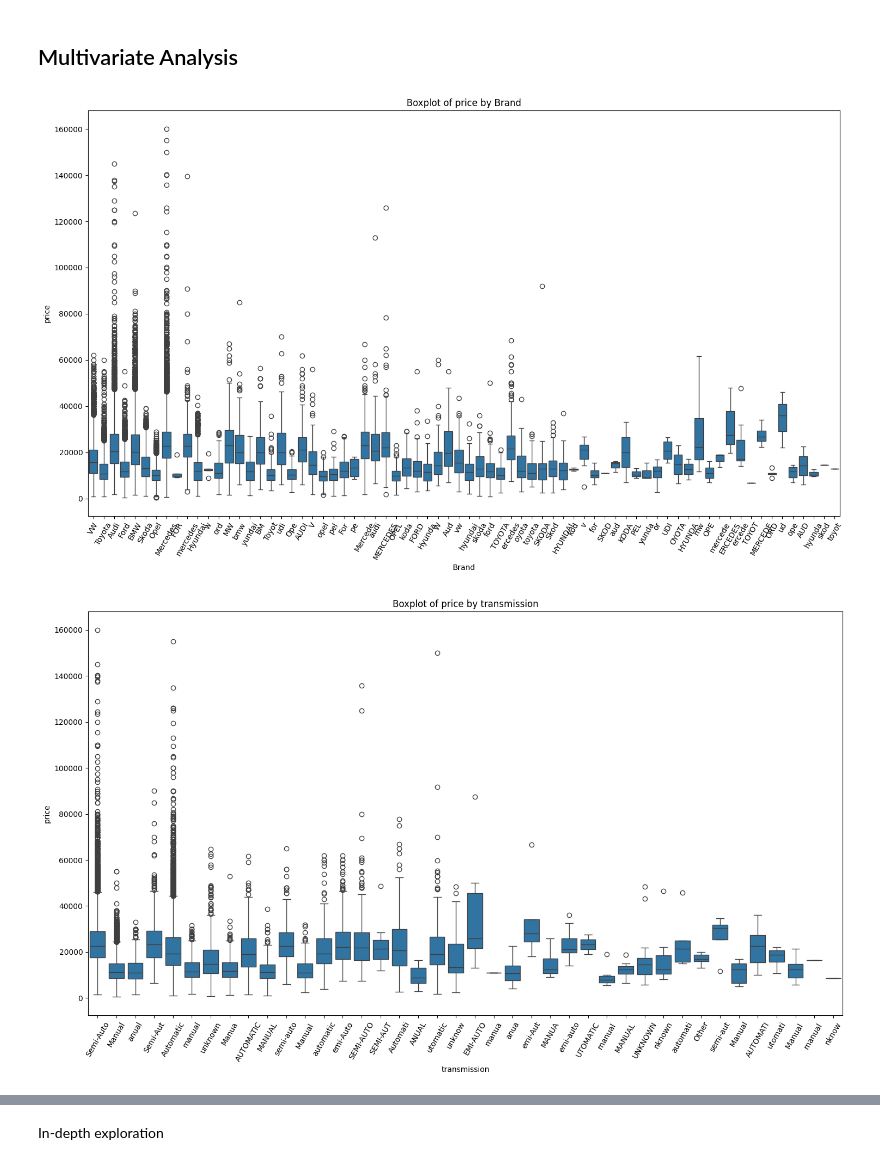
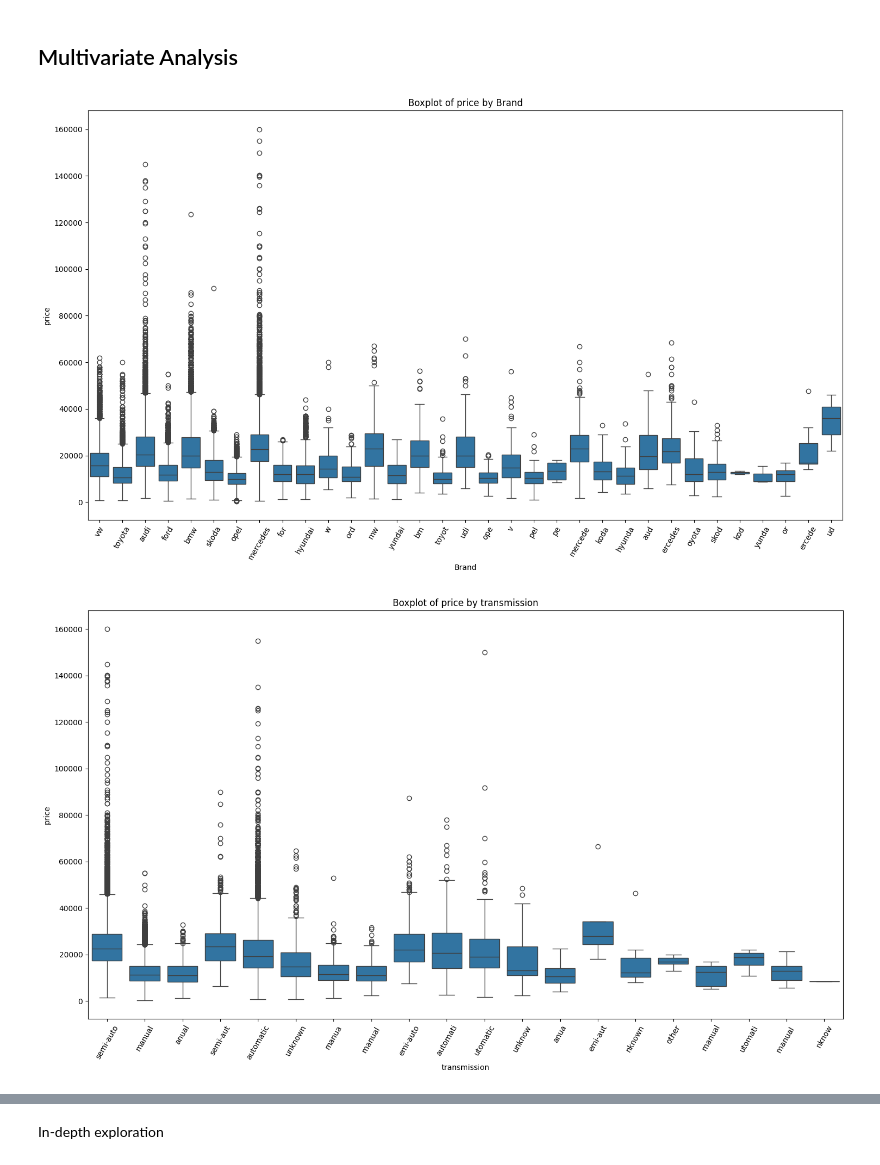
Before and after one commit to EltonSilva97/Car-4-You---Machine-Learning-Project, a Jupyter notebook: main.ipynb, the cells around one changed output, grey strips where cells are left out. Drawn from its saved outputs; the diff is of its cells as text; code cells hidden in the pictures.

```diff
--- a/main.ipynb
+++ b/main.ipynb
@@ -226,10 +227,10 @@ plt.show()
 # %%
 for col in ['Brand', 'transmission', 'fuelType']:
     plt.figure(figsize=(15,9))
-    sns.boxplot(data=train_df, x=col, y='price')
+    sns.boxplot(data=train_df, x=train_df[col].str.lower(), y='price')
     plt.title(f'Boxplot of price by {col}')
     plt.xticks(rotation=60)
     plt.tight_layout()
 # %% [output]
-[figure, old version]
+[figure, new version]
-[figure, old version]
+[figure, new version]
```
Also changed, not shown: parts of 88 cells of this notebook.
